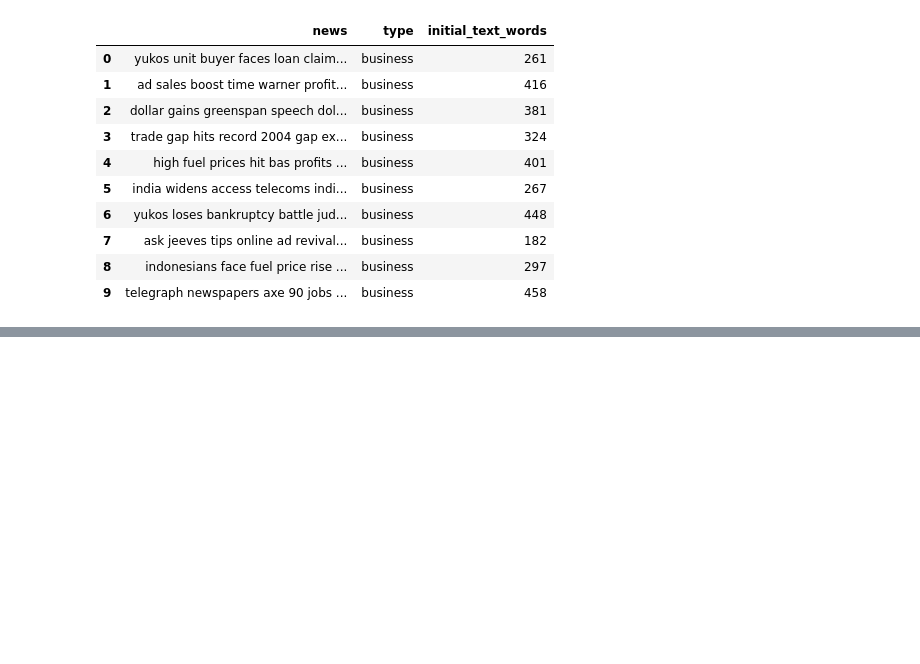
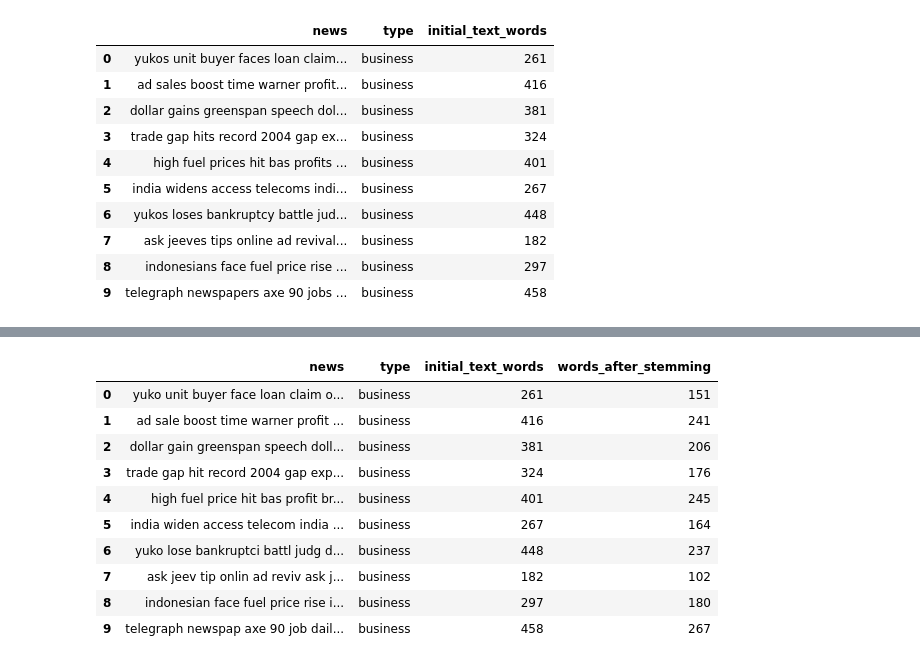
Before and after one commit to aloksingh43/Topic_Modeling_on_BBC_News_Articles, a Jupyter notebook: Topic_Modeling_on_BBC_News_Articles.ipynb, the cells around one changed output, grey strips where cells are left out. Drawn from its saved outputs; the diff is of its cells as text; code cells hidden in the pictures; blank space fills up the shorter version.

```diff
--- a/Topic_Modeling_on_BBC_News_Articles.ipynb
+++ b/Topic_Modeling_on_BBC_News_Articles.ipynb
@@ -224,0 +325,16 @@ df.head(10)
+# %%
+#  Length of wordes in text after stemming
+df['words_after_stemming']=df['news'].apply(length)
+df.head(10)
+# %% [output]
+|  | news | type | initial_text_words | words_after_stemming |
+| 0 | yuko unit buyer face loan claim o... | business | 261 | 151 |
+| 1 | ad sale boost time warner profit ... | business | 416 | 241 |
+| 2 | dollar gain greenspan speech doll... | business | 381 | 206 |
+| 3 | trade gap hit record 2004 gap exp... | business | 324 | 176 |
+| 4 | high fuel price hit bas profit br... | business | 401 | 245 |
+| 5 | india widen access telecom india ... | business | 267 | 164 |
+| 6 | yuko lose bankruptci battl judg d... | business | 448 | 237 |
+| 7 | ask jeev tip onlin ad reviv ask j... | business | 182 | 102 |
+| 8 | indonesian face fuel price rise i... | business | 297 | 180 |
+| 9 | telegraph newspap axe 90 job dail... | business | 458 | 267 |
```
Also changed, not shown: parts of 10 cells of this notebook.
